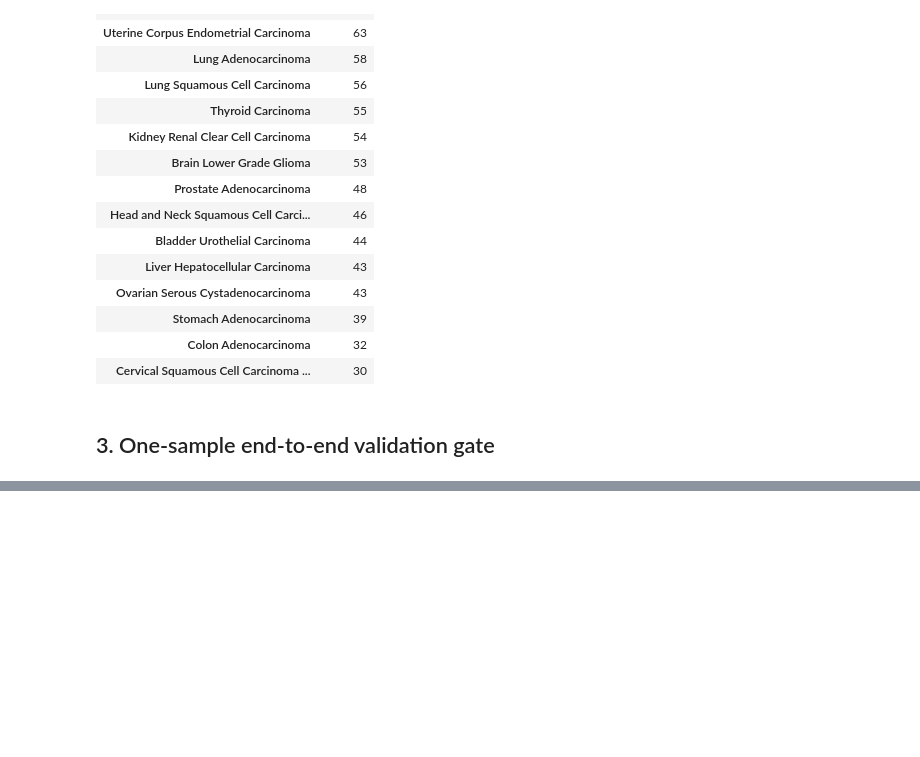
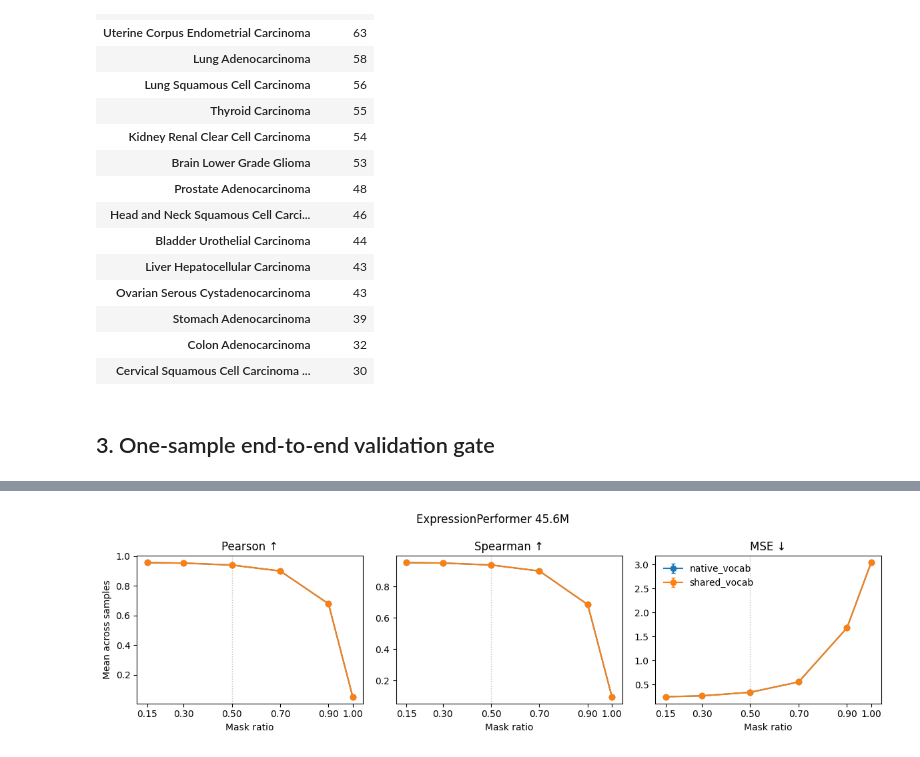
Before and after one commit to alwalt/bridge-rna, a Jupyter notebook: benchmarks/tcga_imputation/tcga_imputation_benchmark.ipynb, the cells around one changed output, grey strips where cells are left out. Saved outputs shown, nothing was run; the diff lists cells and outputs as text; code cells hidden in the pictures; blank space fills up the shorter version.

Commit message:
added final imputation code benchmarking

```diff
--- a/benchmarks/tcga_imputation/tcga_imputation_benchmark.ipynb
+++ b/benchmarks/tcga_imputation/tcga_imputation_benchmark.ipynb
@@ -131,0 +164,20 @@ if summary_path.is_file():
+# %%
+if summary_path.is_file():
+    ours_curve = (summary[summary.method.eq('ours_45.6m')]
+                  .sort_values(['benchmark', 'mask_ratio']))
+    fig, axes = plt.subplots(1, 3, figsize=(12, 3.5))
+    for benchmark, frame in ours_curve.groupby('benchmark'):
+        for ax, metric in zip(axes, ['pearson', 'spearman', 'mse']):
+            ax.errorbar(frame.mask_ratio, frame[f'{metric}_mean'],
+                        yerr=frame[f'{metric}_sd'].fillna(0), marker='o',
+                        capsize=2, label=benchmark)
+    for ax, title in zip(axes, ['Pearson ↑', 'Spearman ↑', 'MSE ↓']):
+        ax.axvline(0.5, color='0.75', linestyle=':', linewidth=1)
+        ax.set(xlabel='Mask ratio', title=title,
+               xticks=[0.15, 0.30, 0.50, 0.70, 0.90, 1.00])
+    axes[0].set_ylabel('Mean across samples')
+    axes[-1].legend(frameon=False)
+    fig.suptitle('ExpressionPerformer 45.6M')
+    fig.tight_layout()
+# %% [output]
+[figure, added]
```
Also changed, not shown: parts of 14 cells of this notebook, 10 other files.
